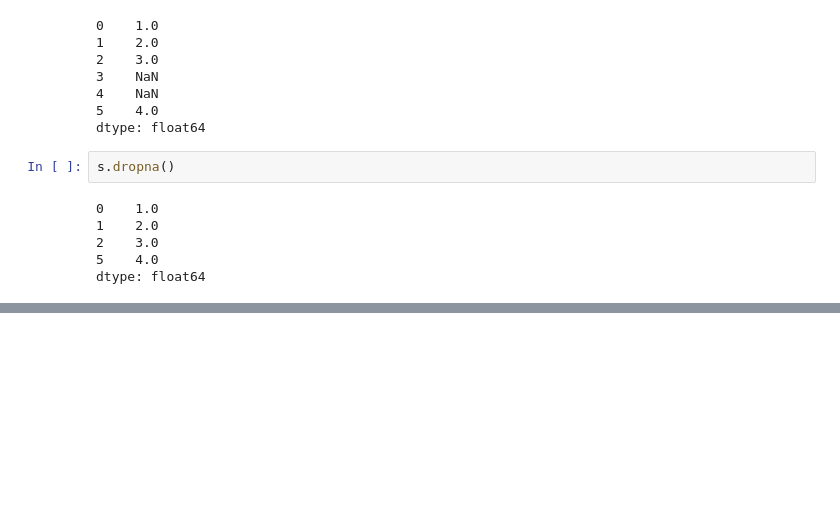
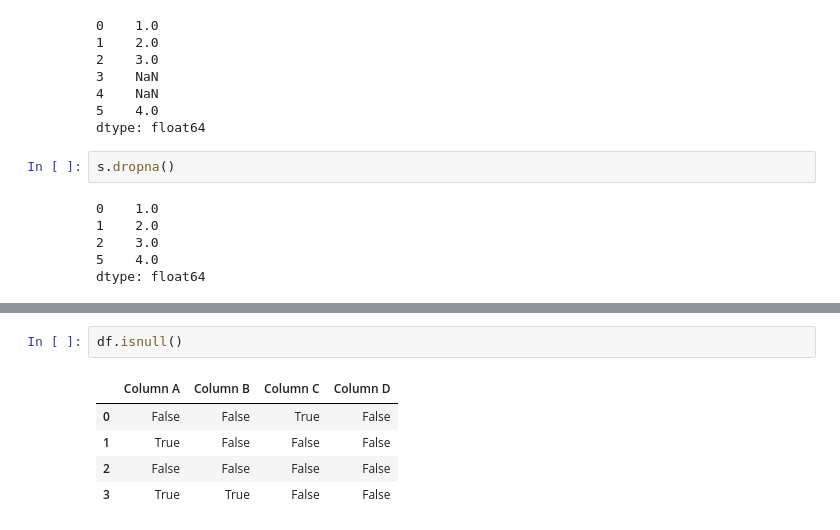
Before and after one commit to MatMarana/Estudos-Ciencia-de-Dados, a Jupyter notebook: EstudosPandas/DataCleaning.ipynb, the cells around one changed output, grey strips where cells are left out. Drawn from its saved outputs; the diff is of its cells as text; blank space fills up the shorter version.

```diff
--- a/EstudosPandas/DataCleaning.ipynb
+++ b/EstudosPandas/DataCleaning.ipynb
@@ -154,0 +172,8 @@ dtype: float64
+# %%
+df.isnull()
+# %% [output]
+|  | Column A | Column B | Column C | Column D |
+| 0 | False | False | True | False |
+| 1 | True | False | False | False |
+| 2 | False | False | False | False |
+| 3 | True | True | False | False |
```
Also changed, not shown: parts of 51 cells of this notebook.
